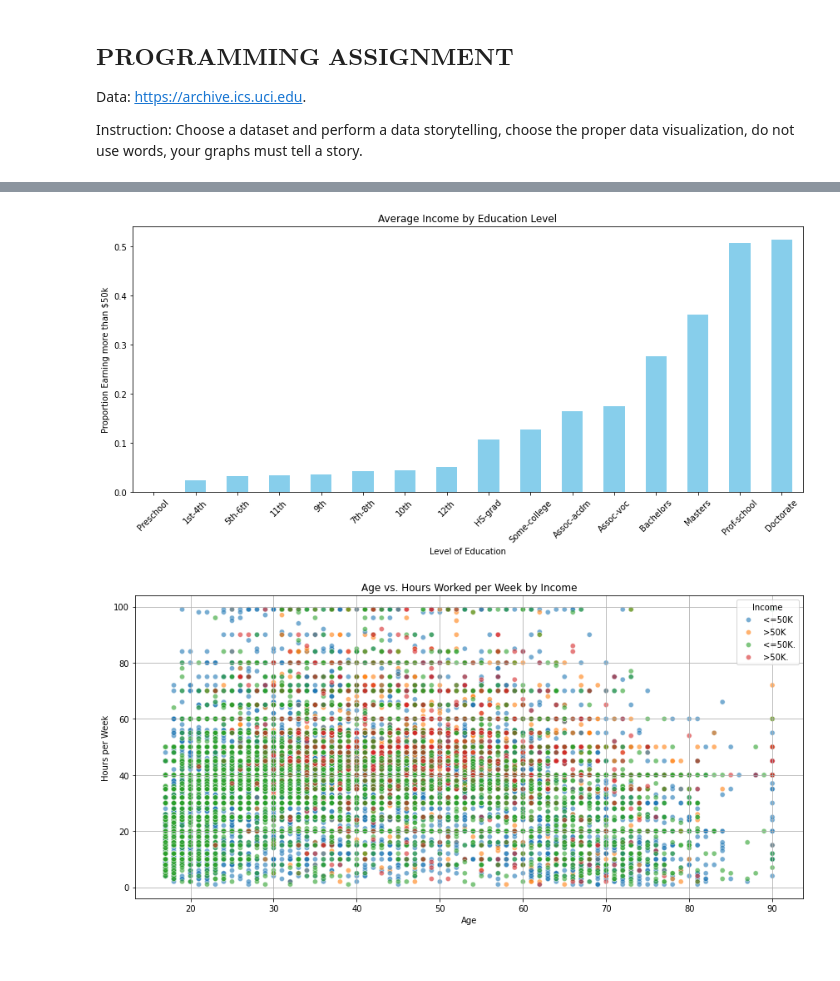
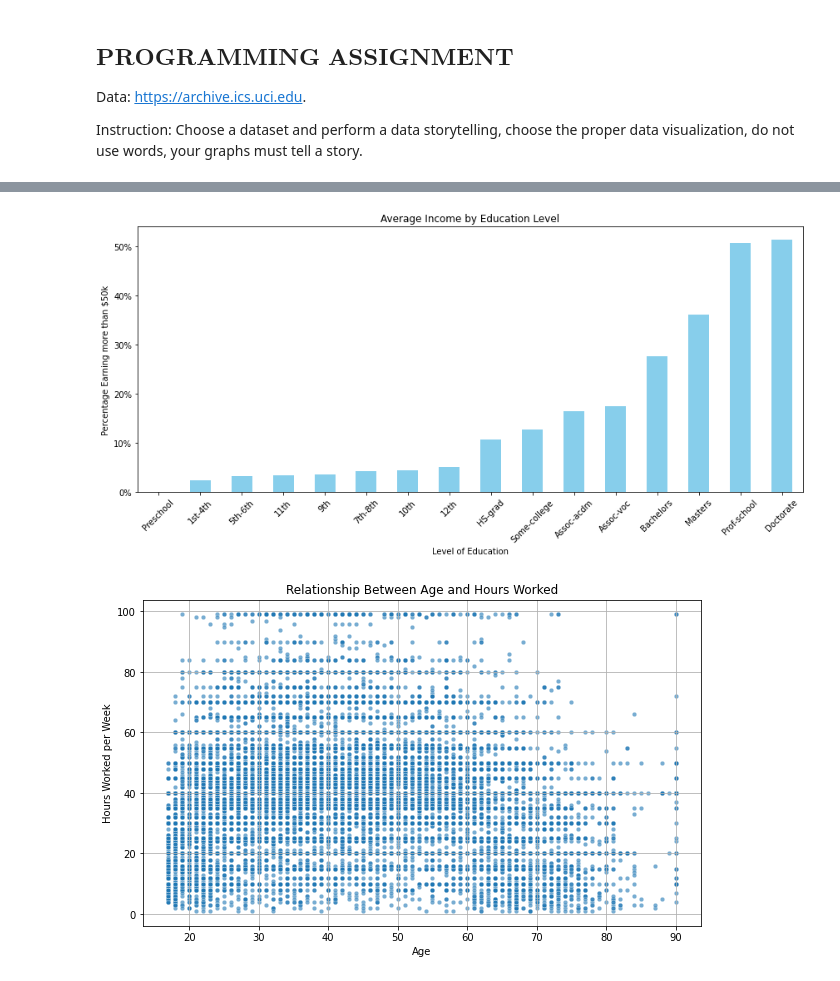
Before and after one commit to n-e-t-a-n/DATA_ANALYTICS, a Jupyter notebook: Assignments/Lecture_2.ipynb, the cells around one changed output, grey strips where cells are left out. Cells and saved outputs as stored; diff of their text form; code cells hidden in the pictures.

Commit message:
[Feat][Nathan] Added more graphs

```diff
--- a/Assignments/Lecture_2.ipynb
+++ b/Assignments/Lecture_2.ipynb
@@ -32,26 +72,35 @@ plt.gca().set_yticklabels(['{:.0%}'.format(x) for x in plt.gca().get_yticks()])
 plt.figure(figsize=(12, 6))
 education_income_avg = data.groupby('education')['income_numeric'].mean().sort_values()
 education_income_avg.plot(kind='bar', color='skyblue')
+
 plt.title('Average Income by Education Level')
+
 plt.xlabel('Level of Education')
-plt.ylabel('Proportion Earning more than $50k')
-plt.xticks(rotation=45) #Way too hard to read if it's just vertical lol
+plt.ylabel('Percentage Earning more than $50k')
 
+plt.xticks(rotation=45)  # Too hard to read sideways lol
 
+formatter = FuncFormatter(lambda x, _: '{:.0%}'.format(x))
+plt.gca().yaxis.set_major_formatter(formatter)
 
 plt.tight_layout()
+plt.show()
 # %% [output]
-[figure, old version]
+[figure, new version]
+# %%
+data['income'] = data['income'].str.strip().replace({'<=50K.': '<=50K', '>50K.': '>50K'})
+data['income_numeric'] = data['income'].apply(lambda x: 1 if x == '>50K' else 0)
 # %%
-plt.figure(figsize=(12, 6))
-sns.scatterplot(x='age', y='hours-per-week', hue='income', data=data, alpha=0.6)
-plt.title('Age vs. Hours Worked per Week by Income')
+plt.figure(figsize=(18, 10))
+scatter_plot = sns.scatterplot(x='age', y='hours-per-week', s=20,
+                               alpha=0.6, data=data)
+plt.title('Relationship Between Age and Hours Worked')
+
 plt.xlabel('Age')
-plt.ylabel('Hours per Week')
-plt.legend(title='Income', loc='upper right')
+plt.ylabel('Hours Worked per Week')
+
 plt.grid(True)
-plt.tight_layout()
 
 plt.show()
 # %% [output]
-[figure, old version]
+[figure, new version]
```
Also changed, not shown: parts of 11 cells of this notebook.
